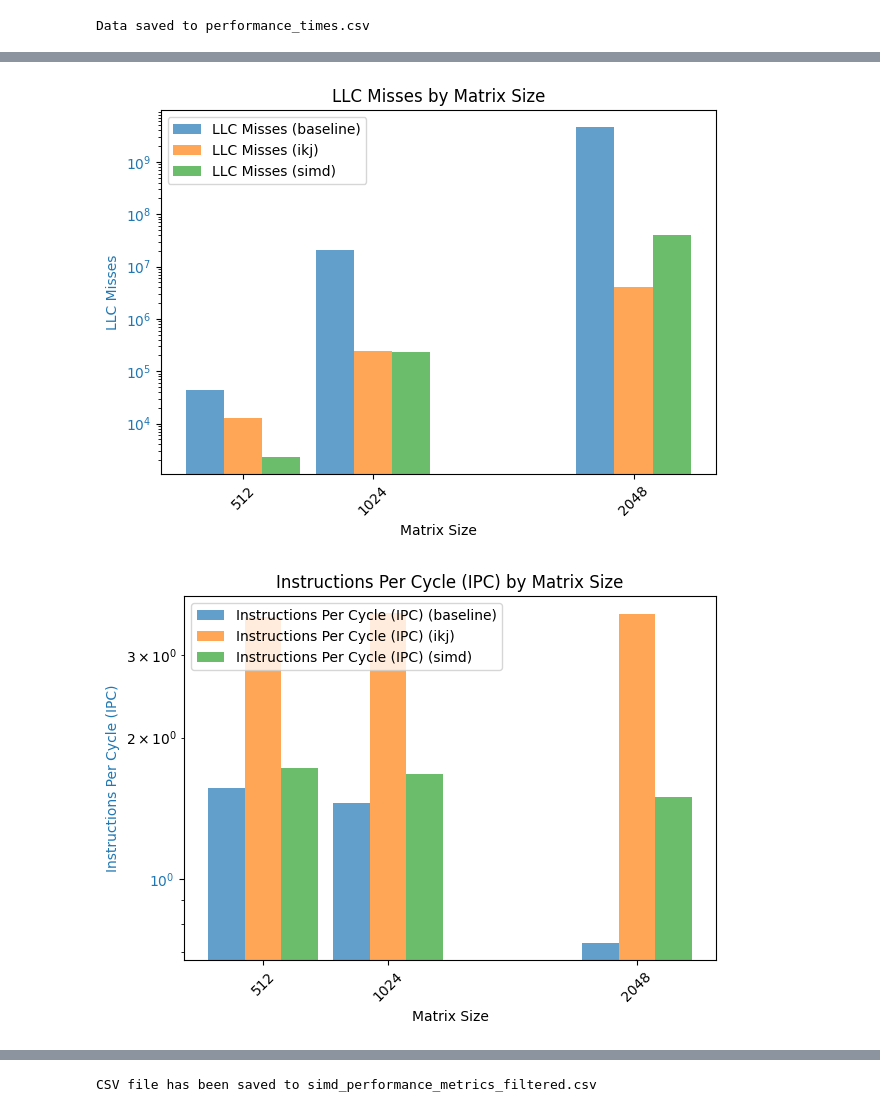
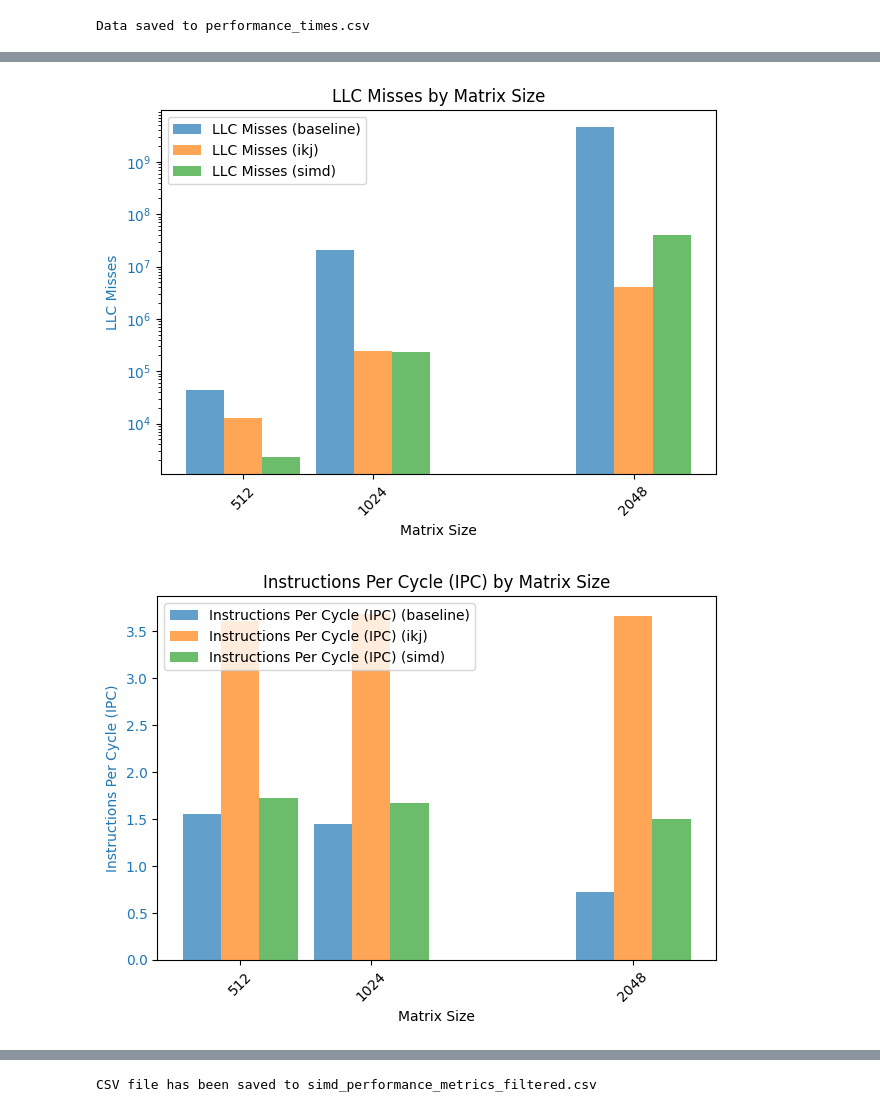
Before and after one commit to NNorahh/cs5239_project1, a Jupyter notebook: combined_vis/vis.ipynb, the cells around one changed output, grey strips where cells are left out. Drawn from its saved outputs; the diff is of its cells as text; code cells hidden in the pictures.

```diff
--- a/combined_vis/vis.ipynb
+++ b/combined_vis/vis.ipynb
@@ -190,6 +193,8 @@ pattern_l1_cache_loads = re.compile(r"([\d,]+)\s+L1-dcache-loads")
 pattern_l1_cache_misses = re.compile(r"([\d,]+)\s+L1-dcache-load-misses")
 pattern_llc_loads = re.compile(r"([\d,]+)\s+LLC-loads")
 pattern_llc_misses = re.compile(r"([\d,]+)\s+LLC-load-misses")
+pattern_peak_memory = re.compile(r'Current Peak Memory:\s+(\d+)\s+KB')
+pattern_mem_stores = re.compile(r'([\d,]+)\s+mem-stores')
 
 # 用于存储解析的数据
 data = {
@@ -204,7 +209,9 @@ data = {
     "L1 Cache Loads": [],
     "L1 Cache Misses": [],
     "LLC Loads": [],
-    "LLC Misses": []
+    "LLC Misses": [],
+    "Peak Memory": [],
+    "Mem Stores": []
 }
 
 # 读取并解析文件内容
@@ -236,10 +243,15 @@ with open("simd.txt", "r") as file:
             data["LLC Loads"].append(int(match.group(1).replace(",", "")))
         elif match := pattern_llc_misses.search(line):
             data["LLC Misses"].append(int(match.group(1).replace(",", "")))
+        elif match := pattern_peak_memory.search(line):
+            data["Peak Memory"].append(int(match.group(1)))
+        elif match := pattern_mem_stores.search(line):
+            data["Mem Stores"].append(int(match.group(1).replace(",", "")))
 
-# 转换为DataFrame
+# 将所有数据转换为 DataFrame
 df = pd.DataFrame(data)
 df["Relative Speed"] = df.groupby("Size")["Execution Time"].transform(lambda x: max(x) / x)
+df["IPC"] = df["Instructions"] / df["Cycles"]
 
 # 获取唯一的矩阵大小
 sizes = df["Size"].unique()
@@ -249,9 +261,7 @@ sizes.sort()
 width = 150
 colors = ['tab:blue', 'tab:orange', 'tab:green']
 
-df["IPC"] = df["Instructions"] / df["Cycles"]
-
-# 更新 performance_metrics 字典，包含 IPC
+# 更新 performance_metrics 字典，包含所有指标
 performance_metrics = {
     "Relative Speed": "Relative Speed",
     "Cycles": "CPU Cycles",
@@ -263,42 +273,45 @@ performance_metrics = {
     "L1 Cache Misses": "L1 Cache Misses",
     "LLC Loads": "LLC Loads",
     "LLC Misses": "LLC Misses",
-    "IPC": "Instructions Per Cycle (IPC)"
+    "IPC": "Instructions Per Cycle (IPC)",
+    "Peak Memory": "Peak Memory Usage (KB)",
+    "Mem Stores": "Memory Stores"
 }
 
+# 绘制每个性能指标的图
 for metric, ylabel in performance_metrics.items():
     fig, ax = plt.subplots()
 
     ax.set_xlabel('Matrix Size')
     ax.set_ylabel(ylabel, color='tab:blue')
 
-    # 如果不是相对速度，则使用对数刻度
-    if metric != "Relative Speed":
+    # 如果不是相对速度或 IPC，则使用对数刻度
+    if metric not in ["Relative Speed", "IPC", "Peak Memory"]:
         ax.set_yscale('log')  # 对其他指标设置对数刻度，以便更好展示不同数量级的差异
 
     for idx, (method, color) in enumerate(zip(df['Method'].unique(), colors)):
         method_data = df[df['Method'] == method]
         ax.bar(method_data['Size'] + (idx - 1) * width, method_data[metric], width=width, alpha=0.7, label=f'{ylabel} ({method})', color=color)
 
     ax.tick_params(axis='y', labelcolor='tab:blue')
     ax.set_xticks(sizes)
     ax.set_xticklabels(sizes, rotation=45)
 
     # 设置标题和图例
     plt.title(f'{ylabel} by Matrix Size')
     fig.tight_layout()
     plt.legend(loc='upper left')
 
     plt.show()
 # %% [output]
 [figure]
 [figure]
 [figure]
 [figure]
 [figure]
 [figure]
 [figure]
 [figure]
 [figure]
 [figure]
-[figure, old version]
+[figure, new version]
```
Also changed, not shown: parts of 2 cells of this notebook, 1 other file.
